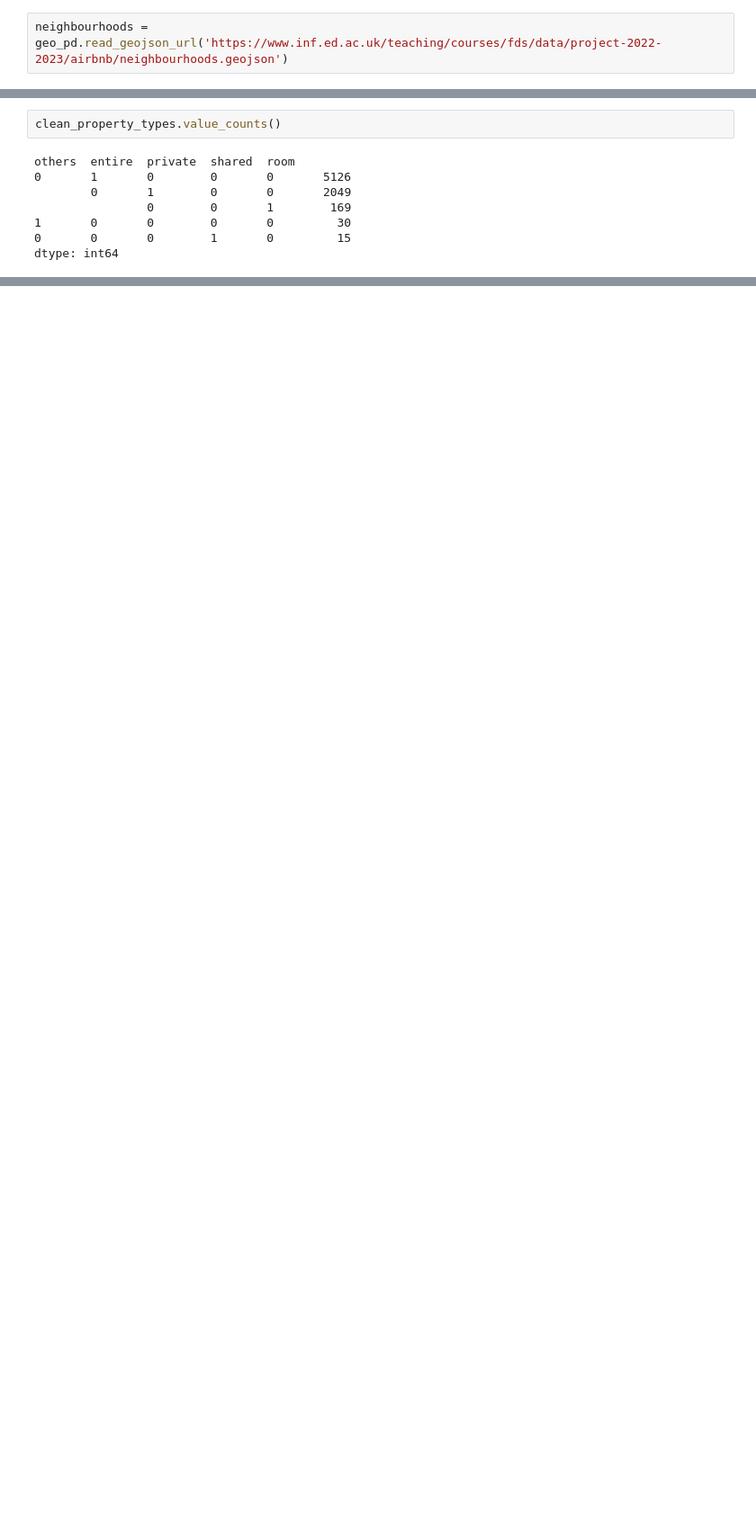
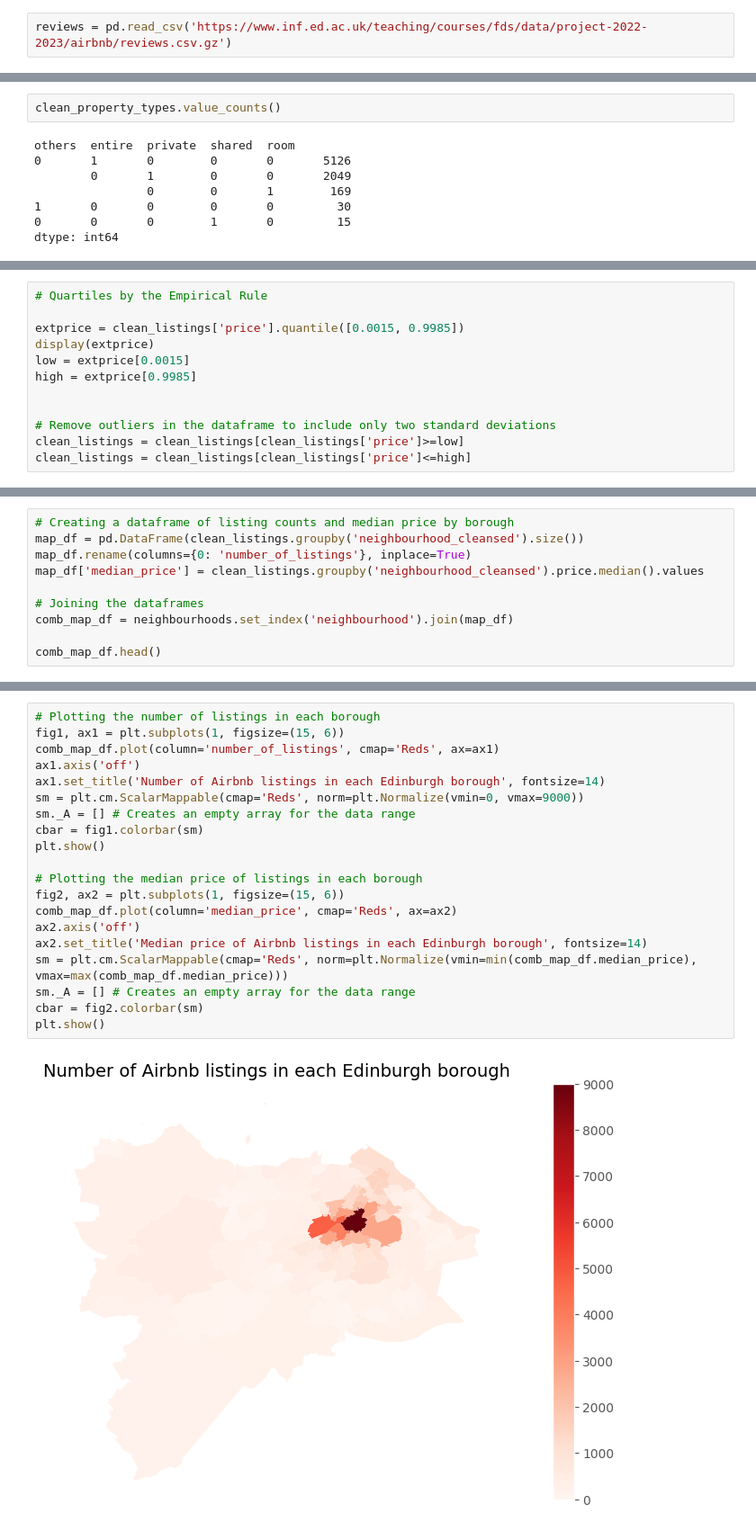
Before and after one commit to Anant-K-Gupta/AirBnbProject, a Jupyter notebook: airbnb.ipynb, the cells around one changed output, grey strips where cells are left out. Shown at 90% size. Drawn from its saved outputs; the diff is of its cells as text; blank space fills up the shorter version.

```diff
--- a/airbnb.ipynb
+++ b/airbnb.ipynb
@@ -49,5 +51,5 @@ neighbourhoods = geo_pd.read_geojson_url('https://www.inf.ed.ac.uk/teaching/cour
 # %%
-neighbourhoods = geo_pd.read_geojson_url('https://www.inf.ed.ac.uk/teaching/courses/fds/data/project-2022-2023/airbnb/neighbourhoods.geojson')
+reviews = pd.read_csv('https://www.inf.ed.ac.uk/teaching/courses/fds/data/project-2022-2023/airbnb/reviews.csv.gz')
 # %%
 # CLEANING LISTINGS
 
@@ -291,0 +275,12 @@ dtype: int64
+# %%
+# Quartiles by the Empirical Rule
+
+extprice = clean_listings['price'].quantile([0.0015, 0.9985])
+display(extprice)
+low = extprice[0.0015]
+high = extprice[0.9985]
+
+
+# Remove outliers in the dataframe to include only two standard deviations
+clean_listings = clean_listings[clean_listings['price']>=low]
+clean_listings = clean_listings[clean_listings['price']<=high]
@@ -291,0 +329,10 @@ dtype: int64
+# %%
+# Creating a dataframe of listing counts and median price by borough
+map_df = pd.DataFrame(clean_listings.groupby('neighbourhood_cleansed').size())
+map_df.rename(columns={0: 'number_of_listings'}, inplace=True)
+map_df['median_price'] = clean_listings.groupby('neighbourhood_cleansed').price.median().values
+
+# Joining the dataframes
+comb_map_df = neighbourhoods.set_index('neighbourhood').join(map_df)
+
+comb_map_df.head()
@@ -291,0 +347,22 @@ dtype: int64
+# %%
+# Plotting the number of listings in each borough
+fig1, ax1 = plt.subplots(1, figsize=(15, 6))
+comb_map_df.plot(column='number_of_listings', cmap='Reds', ax=ax1)
+ax1.axis('off')
+ax1.set_title('Number of Airbnb listings in each Edinburgh borough', fontsize=14)
+sm = plt.cm.ScalarMappable(cmap='Reds', norm=plt.Normalize(vmin=0, vmax=9000))
+sm._A = [] # Creates an empty array for the data range
+cbar = fig1.colorbar(sm)
+plt.show()
+
+# Plotting the median price of listings in each borough
+fig2, ax2 = plt.subplots(1, figsize=(15, 6))
+comb_map_df.plot(column='median_price', cmap='Reds', ax=ax2)
+ax2.axis('off')
+ax2.set_title('Median price of Airbnb listings in each Edinburgh borough', fontsize=14)
+sm = plt.cm.ScalarMappable(cmap='Reds', norm=plt.Normalize(vmin=min(comb_map_df.median_price), vmax=max(comb_map_df.median_price)))
+sm._A = [] # Creates an empty array for the data range
+cbar = fig2.colorbar(sm)
+plt.show()
+# %% [output]
+[figure, added]
```
Also changed, not shown: parts of 25 cells of this notebook.
